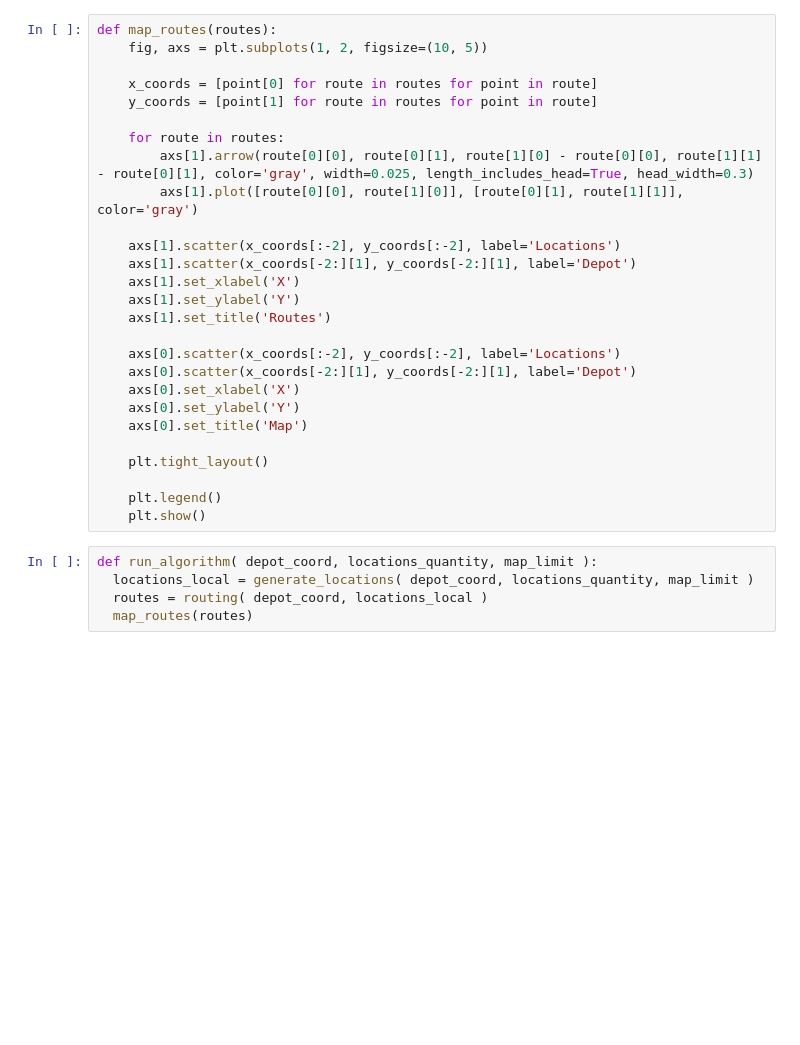
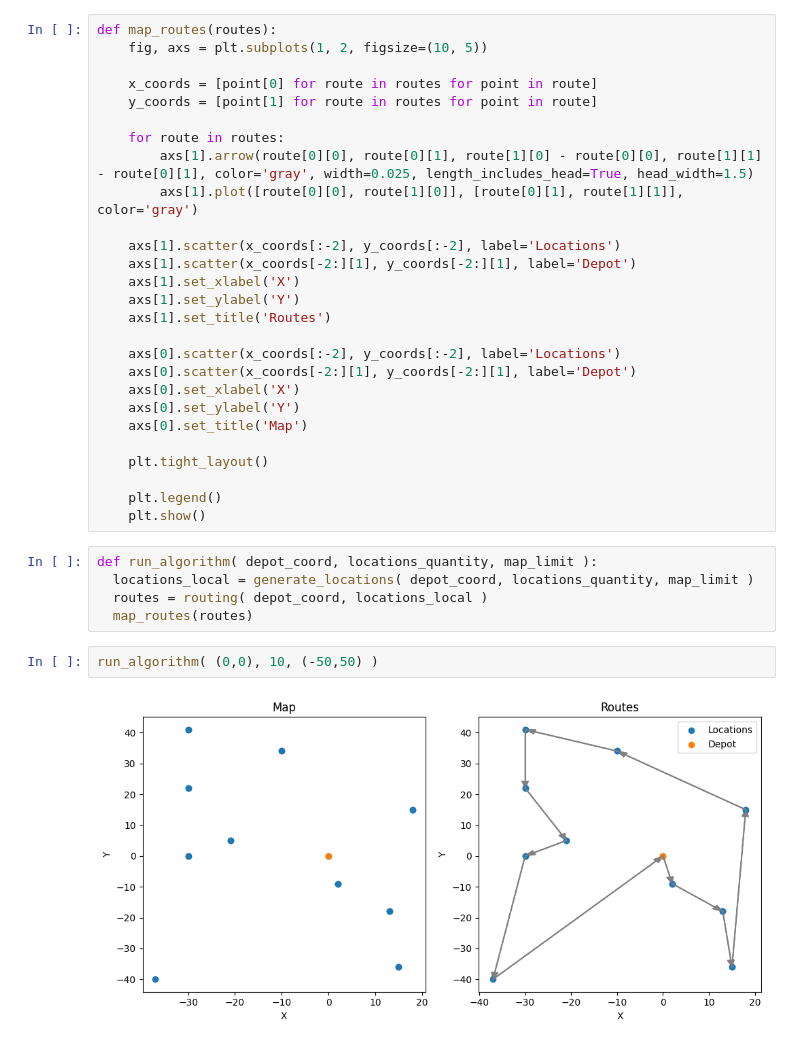
Before and after one commit to arielbakal/vehicle_routing_problem, a Jupyter notebook: vehicle_routing.ipynb, the cells around one changed output. Saved outputs shown, nothing was run; the diff lists cells and outputs as text; blank space fills up the shorter version.

Commit message:
testing algorithm

```diff
--- a/vehicle_routing.ipynb
+++ b/vehicle_routing.ipynb
@@ -34,7 +34,7 @@ def map_routes(routes):
     y_coords = [point[1] for route in routes for point in route]
 
     for route in routes:
-        axs[1].arrow(route[0][0], route[0][1], route[1][0] - route[0][0], route[1][1] - route[0][1], color='gray', width=0.025, length_includes_head=True, head_width=0.3)
+        axs[1].arrow(route[0][0], route[0][1], route[1][0] - route[0][0], route[1][1] - route[0][1], color='gray', width=0.025, length_includes_head=True, head_width=1.5)
         axs[1].plot([route[0][0], route[1][0]], [route[0][1], route[1][1]], color='gray')
 
     axs[1].scatter(x_coords[:-2], y_coords[:-2], label='Locations')
@@ -58,3 +58,7 @@ def run_algorithm( depot_coord, locations_quantity, map_limit ):
   locations_local = generate_locations( depot_coord, locations_quantity, map_limit )
   routes = routing( depot_coord, locations_local )
   map_routes(routes)
+# %%
+run_algorithm( (0,0), 10, (-50,50) )
+# %% [output]
+[figure, added]
```
